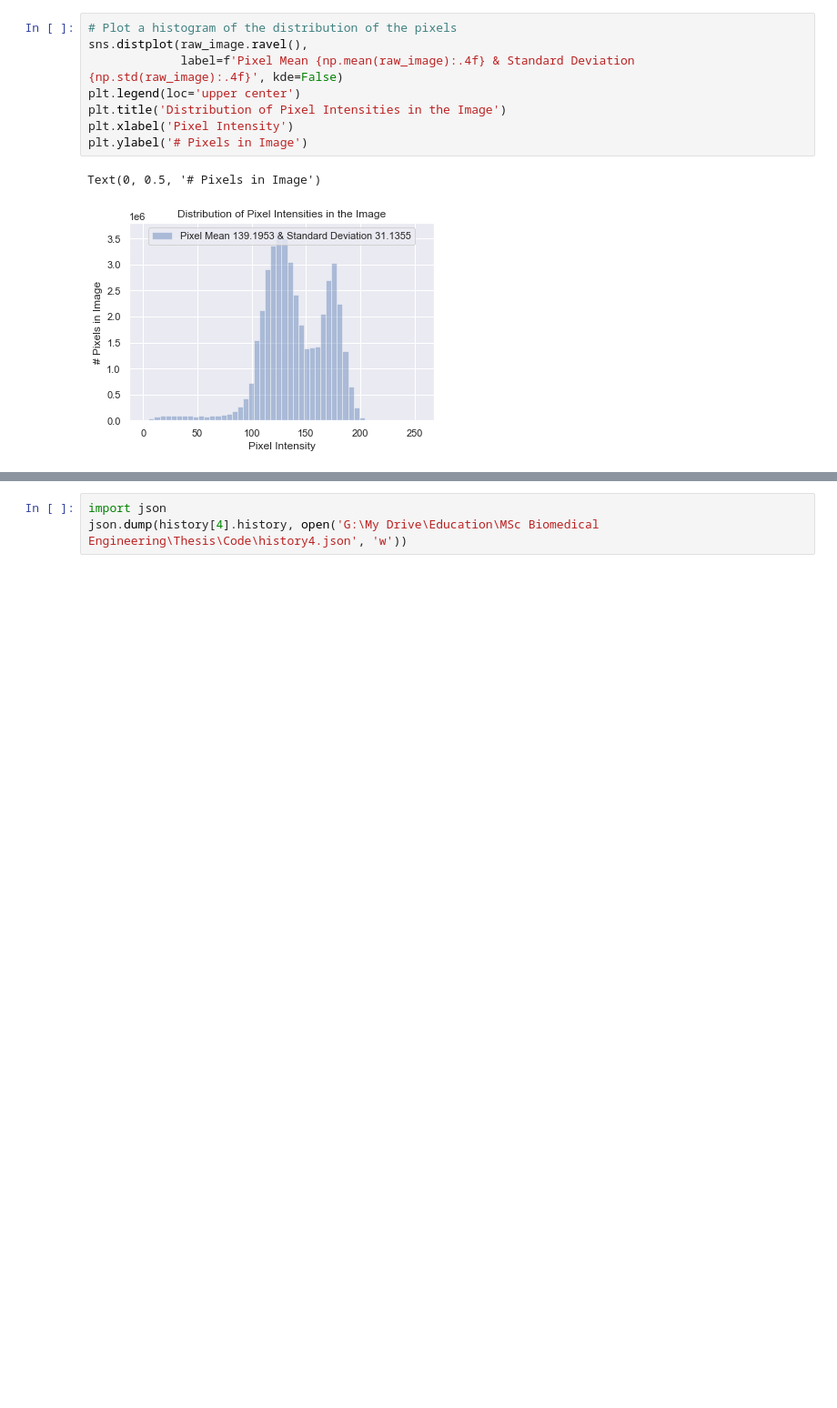
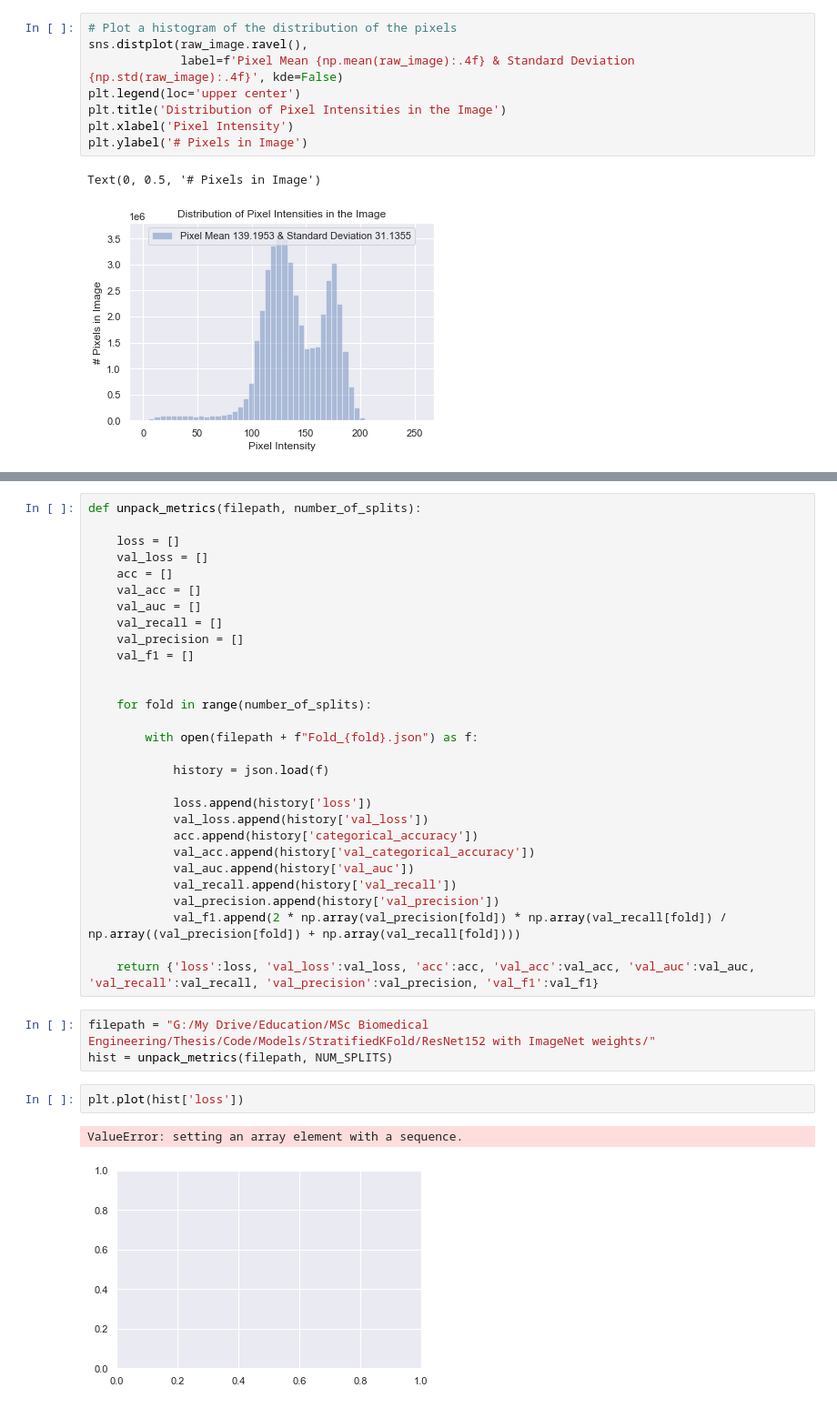
Before and after one commit to V0xP0p/BCC_Image_Classification, a Jupyter notebook: Image Preprocessing.ipynb, the cells around one changed output, grey strips where cells are left out. Shown at 91% size. Saved outputs shown, nothing was run; the diff lists cells and outputs as text; blank space fills up the shorter version.

```diff
--- a/Image Preprocessing.ipynb
+++ b/Image Preprocessing.ipynb
@@ -298,3 +340,37 @@ INFO:tensorflow:Assets written to: saved_models/v1/fold_5\assets
+# %%
+def unpack_metrics(filepath, number_of_splits):
+
+    loss = []
+    val_loss = []
+    acc = []
+    val_acc = []
+    val_auc = []
+    val_recall = []
+    val_precision = []
+    val_f1 = []
+
+
+    for fold in range(number_of_splits):
+
+        with open(filepath + f"Fold_{fold}.json") as f:
+
+            history = json.load(f)
+
+            loss.append(history['loss'])
+            val_loss.append(history['val_loss'])
+            acc.append(history['categorical_accuracy'])
+            val_acc.append(history['val_categorical_accuracy'])
+            val_auc.append(history['val_auc'])
+            val_recall.append(history['val_recall'])
+            val_precision.append(history['val_precision'])
+            val_f1.append(2 * np.array(val_precision[fold]) * np.array(val_recall[fold]) / np.array((val_precision[fold]) + np.array(val_recall[fold])))
+
+    return {'loss':loss, 'val_loss':val_loss, 'acc':acc, 'val_acc':val_acc, 'val_auc':val_auc, 'val_recall':val_recall, 'val_precision':val_precision, 'val_f1':val_f1}
 # %%
-import json
-json.dump(history[4].history, open('G:\My Drive\Education\MSc Biomedical Engineering\Thesis\Code\history4.json', 'w'))
+filepath = "G:/My Drive/Education/MSc Biomedical Engineering/Thesis/Code/Models/StratifiedKFold/ResNet152 with ImageNet weights/"
+hist = unpack_metrics(filepath, NUM_SPLITS)
+# %%
+plt.plot(hist['loss'])
+# %% [output]
+ValueError: setting an array element with a sequence.
+[figure, added]
```
Also changed, not shown: parts of 23 cells of this notebook, 2 other files.
